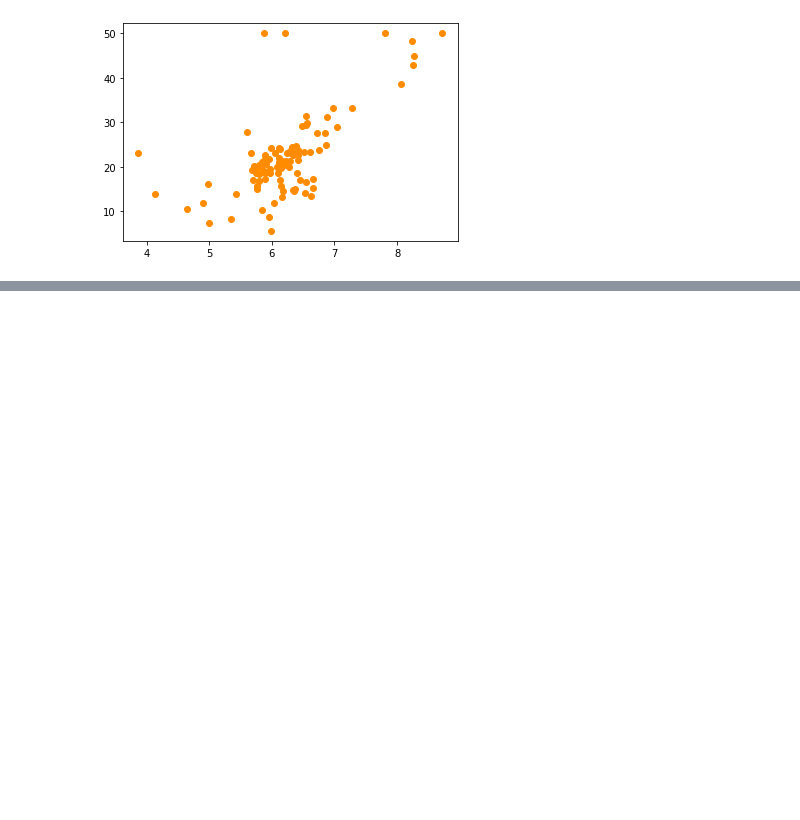
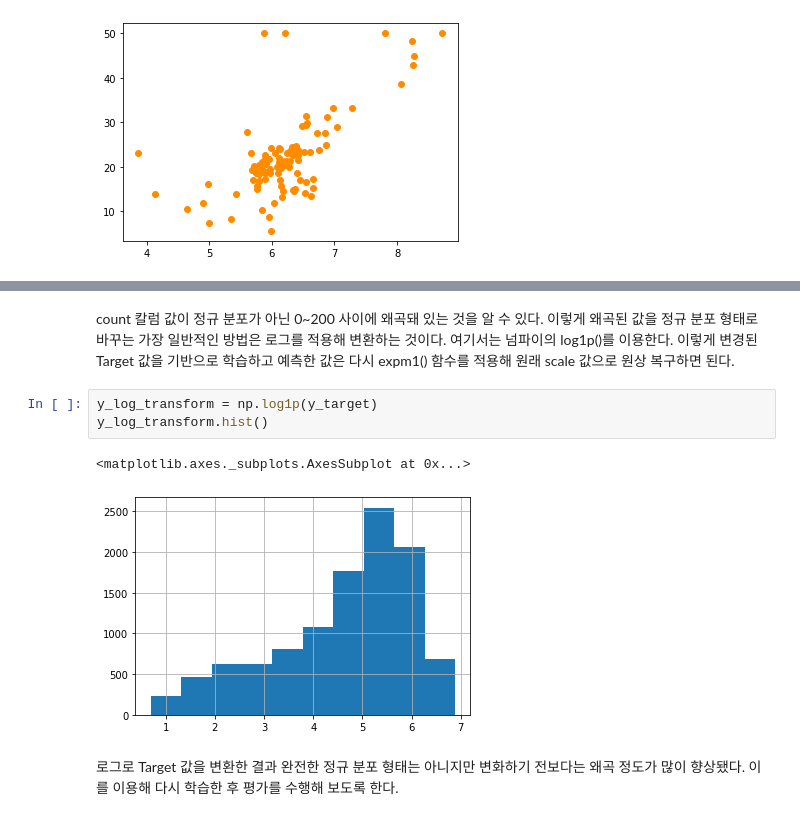
Before and after one commit to spacemaninSeoul/PythonMachinelearningGuide, a Jupyter notebook: [파이썬머신러닝완벽가이드]_V_회귀.ipynb, the cells around one changed output, grey strips where cells are left out. Drawn from its saved outputs; the diff is of its cells as text; blank space fills up the shorter version.

```diff
--- a/[파이썬머신러닝완벽가이드]_V_회귀.ipynb
+++ b/[파이썬머신러닝완벽가이드]_V_회귀.ipynb
@@ -1094,0 +1289,10 @@ plt.scatter(bostonDF_sample.RM, bostonDF_sample.PRICE, c='darkorange')
+# %% [markdown]
+count 칼럼 값이 정규 분포가 아닌 0~200 사이에 왜곡돼 있는 것을 알 수 있다. 이렇게 왜곡된 값을 정규 분포 형태로 바꾸는 가장 일반적인 방법은 로그를 적용해 변환하는 것이다. 여기서는 넘파이의 log1p()를 이용한다. 이렇게 변경된 Target 값을 기반으로 학습하고 예측한 값은 다시 expm1() 함수를 적용해 원래 scale 값으로 원상 복구하면 된다.
+# %%
+y_log_transform = np.log1p(y_target)
+y_log_transform.hist()
+# %% [output]
+<matplotlib.axes._subplots.AxesSubplot at 0x...>
+[figure, added]
+# %% [markdown]
+로그로 Target 값을 변환한 결과 완전한 정규 분포 형태는 아니지만 변화하기 전보다는 왜곡 정도가 많이 향상됐다. 이를 이용해 다시 학습한 후 평가를 수행해 보도록 한다.
```
Also changed, not shown: parts of 33 cells of this notebook.
